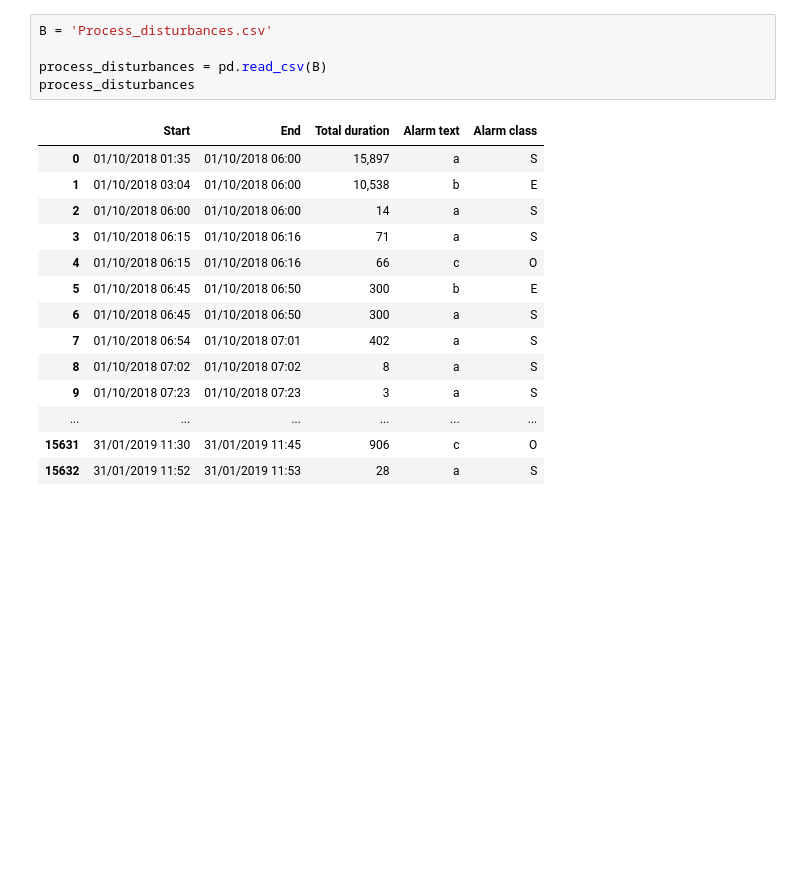
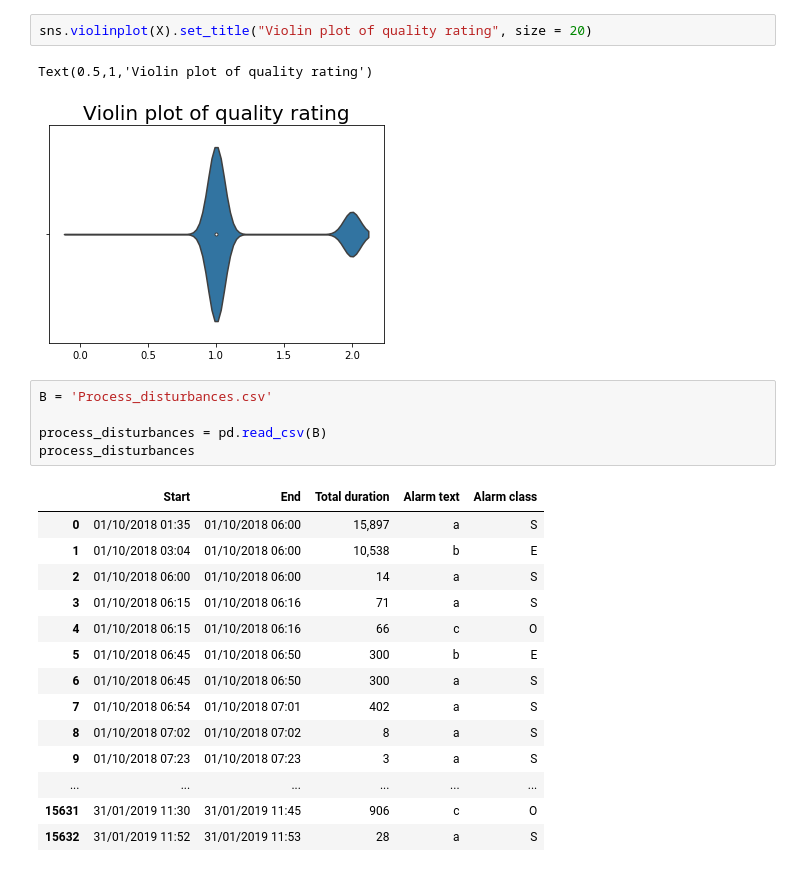
Before and after one commit to jetsaltydog/MINI_project, a Jupyter notebook: mini_data.ipynb, the cells around one changed output. Drawn from its saved outputs; the diff is of its cells as text; blank space fills up the shorter version.

```diff
--- a/mini_data.ipynb
+++ b/mini_data.ipynb
@@ -27,3 +133,8 @@ quality_data
+# %%
+sns.violinplot(X).set_title("Violin plot of quality rating", size = 20)
+# %% [output]
+Text(0.5,1,'Violin plot of quality rating')
+[figure, added]
 # %%
 B = 'Process_disturbances.csv'
 
```
Also changed, not shown: parts of 17 cells of this notebook.
